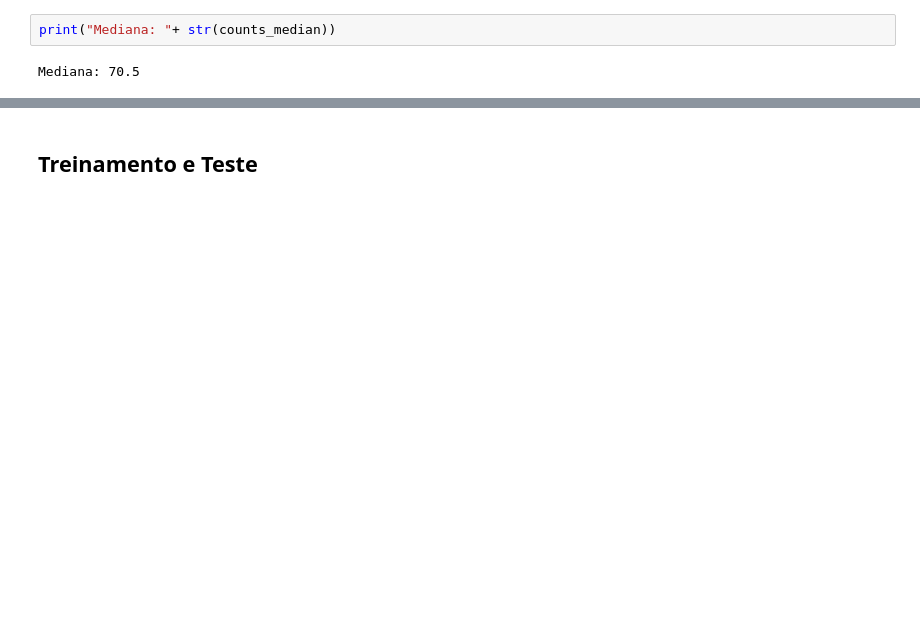
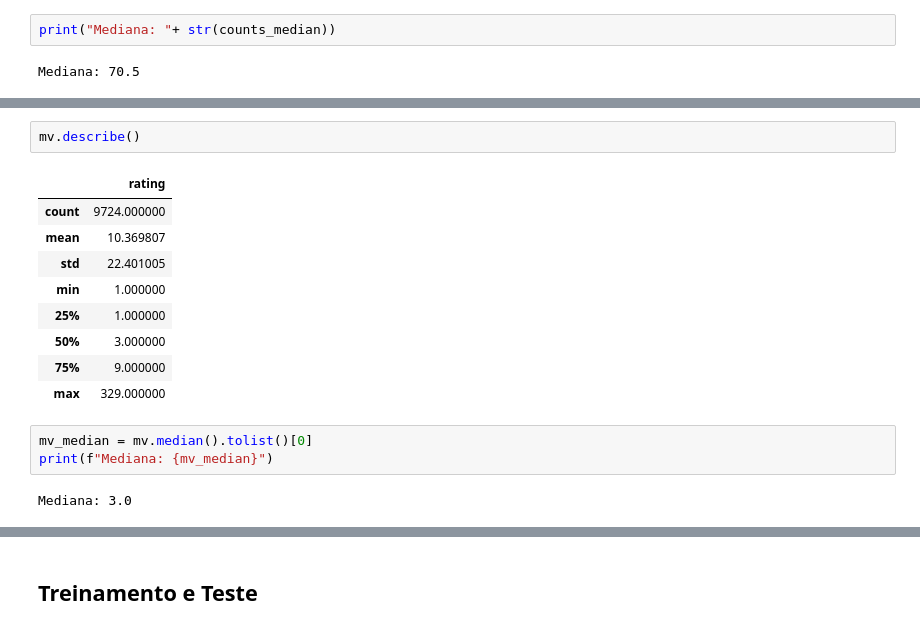
Before and after one commit to MatheusGSantos/AI, a Jupyter notebook: Recommender System/Projeto-Final.ipynb, the cells around one changed output, grey strips where cells are left out. Drawn from its saved outputs; the diff is of its cells as text; blank space fills up the shorter version.

```diff
--- a/Recommender System/Projeto-Final.ipynb
+++ b/Recommender System/Projeto-Final.ipynb
@@ -117,0 +163,17 @@ Mediana: 70.5
+# %%
+mv.describe()
+# %% [output]
+|  | rating |
+| count | 9724.000000 |
+| mean | 10.369807 |
+| std | 22.401005 |
+| min | 1.000000 |
+| 25% | 1.000000 |
+| 50% | 3.000000 |
+| 75% | 9.000000 |
+| max | 329.000000 |
+# %%
+mv_median = mv.median().tolist()[0]
+print(f"Mediana: {mv_median}")
+# %% [output]
+Mediana: 3.0
```
Also changed, not shown: parts of 43 cells of this notebook.
